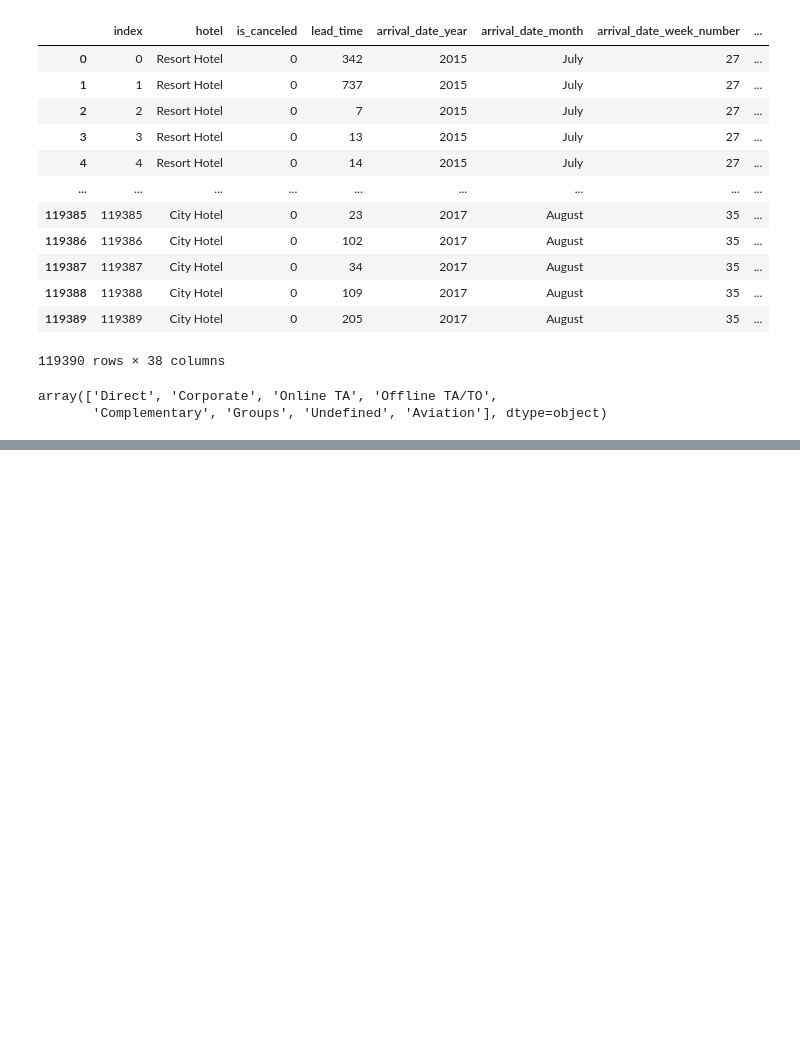
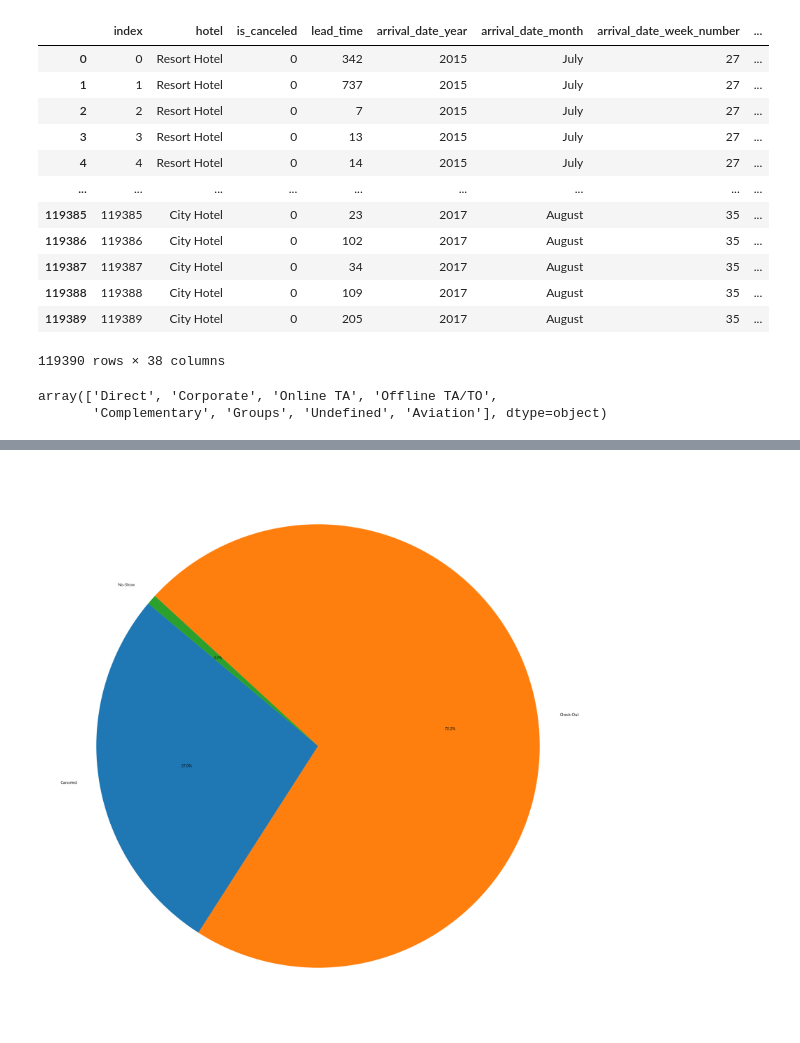
Before and after one commit to wjco/DAStudy-sun2, a Jupyter notebook: jss/hotel_booking_analysis/hotel_booking.ipynb, the cells around one changed output, grey strips where cells are left out. Drawn from its saved outputs; the diff is of its cells as text; code cells hidden in the pictures; blank space fills up the shorter version.

```diff
--- a/jss/hotel_booking_analysis/hotel_booking.ipynb
+++ b/jss/hotel_booking_analysis/hotel_booking.ipynb
@@ -310,0 +346,4 @@ array(['Direct', 'Corporate', 'Online TA', 'Offline TA/TO',
+# %%
+resort_hotel = hotel_booking_df.loc[hotel_booking_df['hotel']=='Resort Hotel']
+# %%
+resort_percent=resort_hotel.groupby(['reservation_status'])['reservation_status'].size().reset_index(name='count')
@@ -310,0 +357,6 @@ array(['Direct', 'Corporate', 'Online TA', 'Offline TA/TO',
+# %%
+plt.figure(figsize=(25, 25))
+plt.pie(resort_percent['count'], labels=resort_percent['reservation_status'], autopct='%1.1f%%', startangle=140)
+plt.show()
+# %% [output]
+[figure, added]
```
Also changed, not shown: parts of 31 cells of this notebook.
